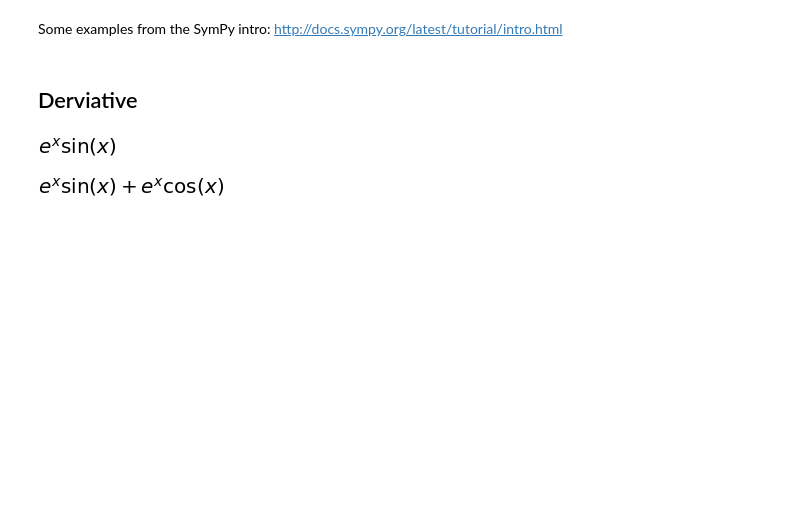
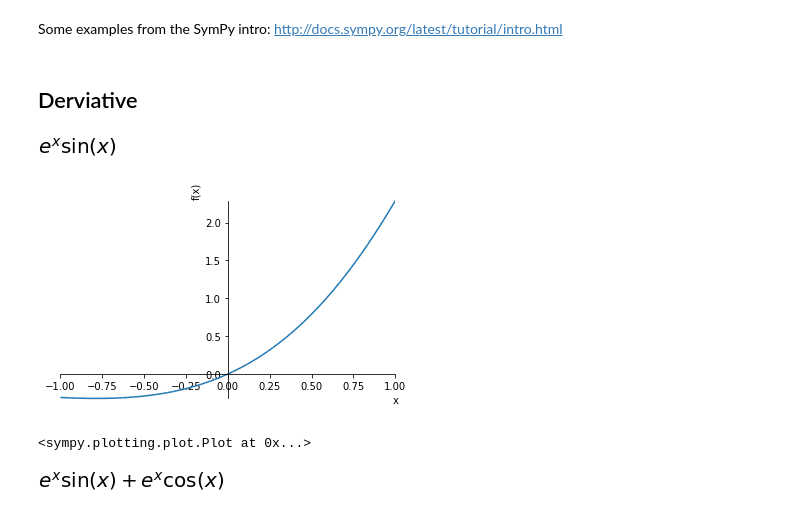
Before and after one commit to serebrov/jupyter_notebook_overview, a Jupyter notebook: sympy_examples.ipynb, the cells around one changed output. Cells and saved outputs as stored; diff of their text form; code cells hidden in the pictures; blank space fills up the shorter version.

Commit message:
Add plot examples for sympy

```diff
--- a/sympy_examples.ipynb
+++ b/sympy_examples.ipynb
@@ -14,6 +14,11 @@ expression = sin(x)*exp(x)
 expression
 # %% [output]
 [figure]
+# %%
+plot(expression, (x, -1, 1))
+# %% [output]
+[figure, added]
+<sympy.plotting.plot.Plot at 0x...>
 # %%
 # Derivative
 diff(expression, x)
```
Also changed, not shown: parts of 10 cells of this notebook, 1 other file.
